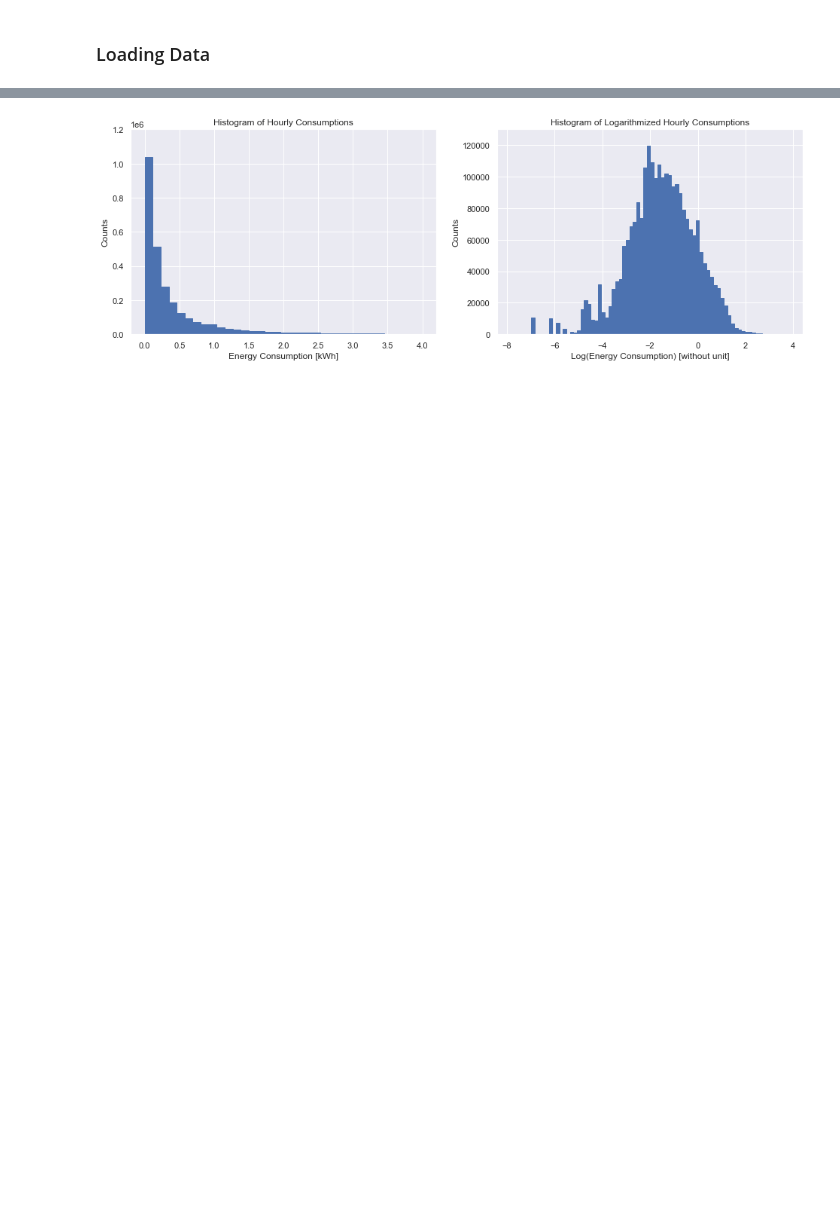
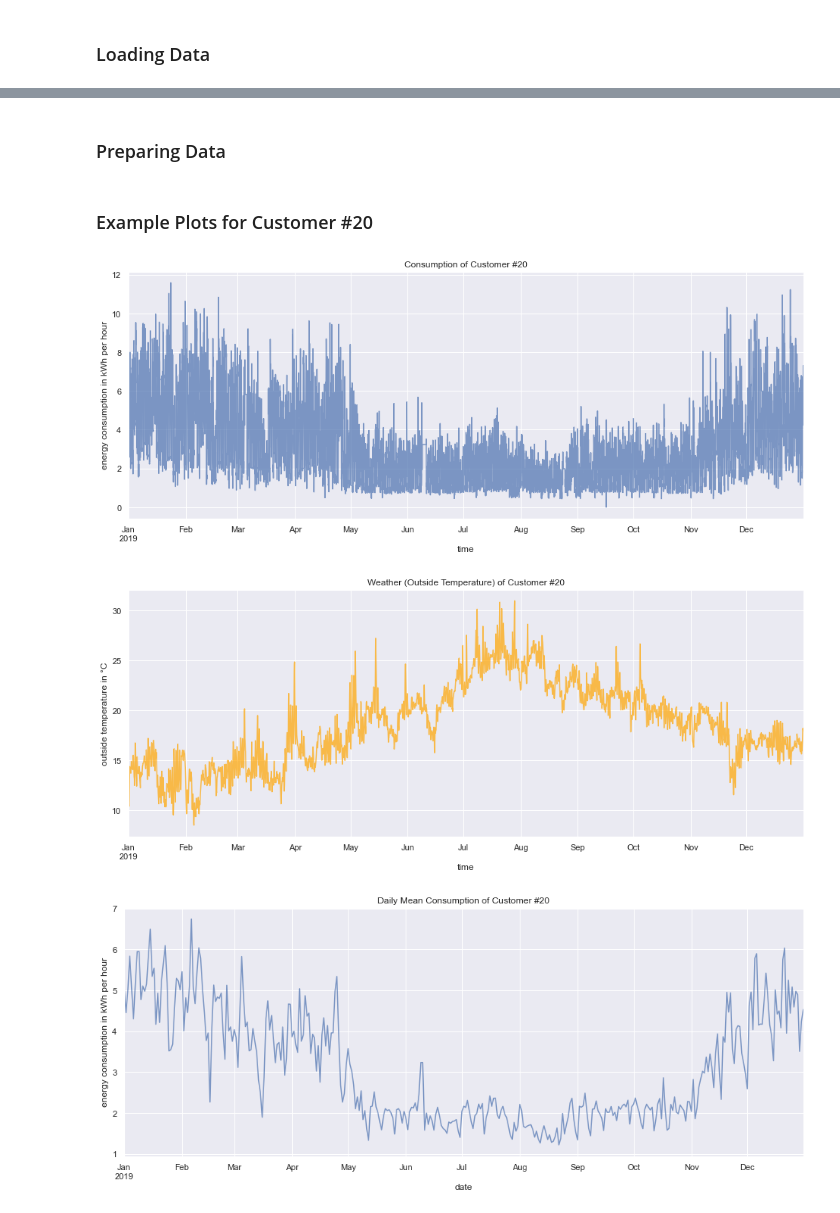
Before and after one commit to deepinsights-analytica/ieee-icpse2021-paper, a Jupyter notebook: notebooks/A2_DataExploration.ipynb, the cells around one changed output, grey strips where cells are left out. Cells and saved outputs as stored; diff of their text form; code cells hidden in the pictures; blank space fills up the shorter version.

Commit message:
refactoring of DataLoader class

```diff
--- a/notebooks/A2_DataExploration.ipynb
+++ b/notebooks/A2_DataExploration.ipynb
@@ -58,14 +60,18 @@ timezone = 'Europe/Madrid'
 
 selected_customers =  [1, 3, 5, 6, 13, 16, 22, 38, 297, 406]
+# %%
+properties = {
+    'data_path' : path + '/data',
+    'models_path' : path + '/models/C1_01',
+    'epsilon': epsilon
+}
 # %% [markdown]
 ### Function Definitions
 # %%
-def to_UTC(data, tz=timezone):
-    try:
-        data.index = data.index.tz_localize(tz=tz, ambiguous='infer').tz_convert(tz='UTC')
-    except:
-        pass
-    return
+def fix_DST(data):
+    data = data[~data.index.duplicated(keep='first')]
+    data = data.resample('H').ffill()
+    return data
 
 def crop(data):
     hour_index = data.index.hour
@@ -145,20 +140,33 @@ consumptions_housholds = consumptions.loc[:,households]
-# %%
-plt.figure(figsize=(16,5))
-ax1=plt.subplot(121, title="Histogram of Hourly Consumptions")
-ax1.hist((consumptions_housholds.to_numpy().reshape(-1, 1)).flatten(), bins=200,
-         facecolor='b', edgecolor='b')
-ax1.set_xlim(-0.2,4.2)
-ax1.set_ylim(0,1.2e6)
-ax1.set_xlabel("Energy Consumption [kWh]")
-ax1.set_ylabel("Counts")
-ax2=plt.subplot(122, title="Histogram of Logarithmized Hourly Consumptions")
-ax2.hist(np.log(np.float64((consumptions_housholds.to_numpy().reshape(-1, 1)).flatten())+1e-5), bins=100,
-         facecolor='b', edgecolor='b')
-ax2.set_xlim(-8.4,4.4)
-ax2.set_ylim(0,130000)
-ax2.set_ylabel("Counts")
-ax2.set_xlabel("Log(Energy Consumption) [without unit]")
-#plt.tight_layout()
-plt.show()
-# %% [output]
-[figure, removed]
+# %%
+loader = DataLoader(properties)
+consumptions, consumptions_scaled, weather, weather_forecast = loader.load_data()
+customers, profiles, holidays = loader.load_metadata()
+# %% [markdown]
+### Preparing Data
+# %%
+consumptions_daily_mean, weather_daily_mean, days = loader.prepare_data(consumptions, weather, holidays)
+# %% [markdown]
+### Example Plots for Customer #20
+# %%
+customer = 20
+
+_ = consumptions.loc[:, customer].plot(color='b', alpha=0.7, ylabel='energy consumption in kWh per hour',
+                                 title='Consumption of Customer #' + str(customer))
+plt.show()
+
+_ = weather.loc[:, customer].plot(color='orange', alpha=0.7, ylabel='outside temperature in °C',
+                                 title='Weather (Outside Temperature) of Customer #' + str(customer))
+plt.show()
+
+_ = consumptions_daily_mean.loc[:, customer].plot(color='b', alpha=0.7,
+                                                  ylabel='energy consumption in kWh per hour',
+                                                  title='Daily Mean Consumption of Customer #' + str(customer))
+plt.show()
+
+_ = weather_daily_mean.loc[:, customer].plot(color='orange', alpha=0.7, ylabel='outside temperature in °C',
+                                 title='Weather (Outside Temperature) of Customer #' + str(customer))
+plt.show()
+# %% [output]
+[figure, added]
+[figure, added]
+[figure, added]
```
Also changed, not shown: parts of 26 cells of this notebook.
